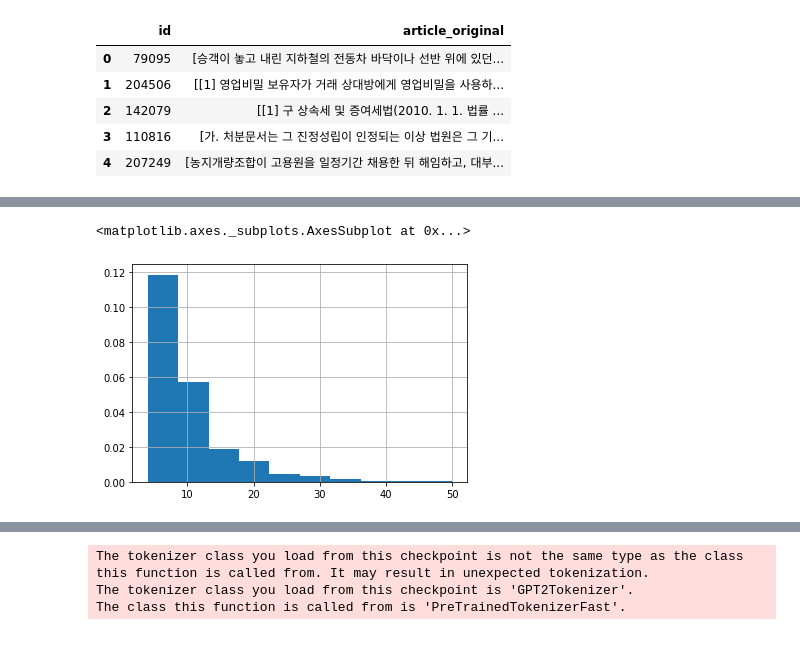
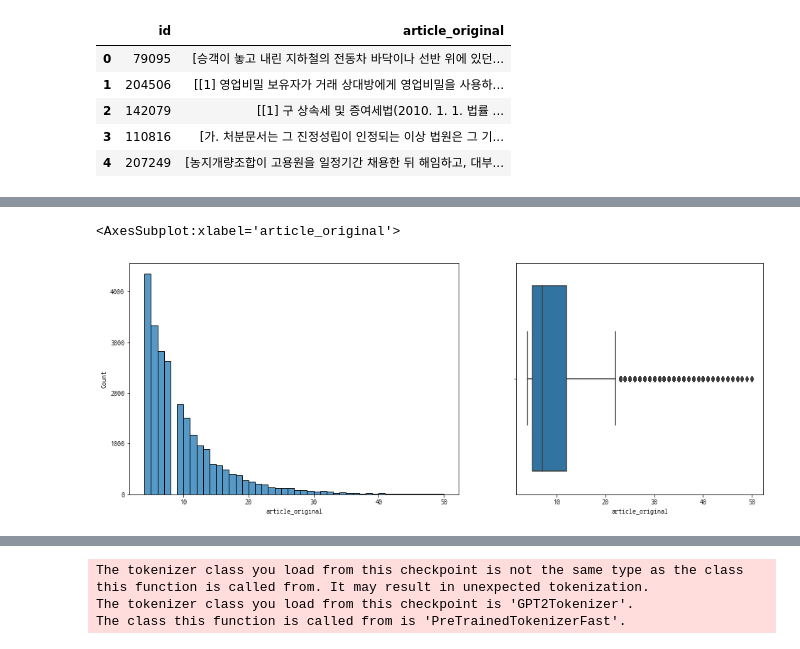
Before and after one commit to RyanKor/ko-nlp-legal-docs-summary, a Jupyter notebook: EDA.ipynb, the cells around one changed output, grey strips where cells are left out. Saved outputs shown, nothing was run; the diff lists cells and outputs as text; code cells hidden in the pictures.

```diff
--- a/EDA.ipynb
+++ b/EDA.ipynb
@@ -1,9 +1,20 @@
 # %%
 import pandas as pd
+import numpy as np
 import matplotlib.pyplot as plt
 import transformers
 import tensorflow as tf
 from itertools import chain
+
+# !pip install -U seaborn
+import seaborn as sns
+
+import matplotlib.pyplot as plt
+import platform
+if platform.system() == 'Darwin': # mac
+        plt.rc('font', family='AppleGothic')
+else: # window or linux
+        plt.rc('font', family='NanumGothicCoding')
 # %%
 # 일단 기업 과제로 나온 데이터보다 양이 훨씬 더 많은 것을 볼 수 있음.
 train = pd.read_json("./data/train.json", orient='records', encoding='utf-8-sig')
@@ -25,3 +36,6 @@ test.head()
 | 2 | 142079 | [[1] 구 상속세 및 증여세법(2010. 1. 1. 법률 ... |
 | 3 | 110816 | [가. 처분문서는 그 진정성립이 인정되는 이상 법원은 그 기... |
 | 4 | 207249 | [농지개량조합이 고용원을 일정기간 채용한 뒤 해임하고, 대부... |
+# %%
+train['extractive_sents'] = train.apply(lambda row: list(np.array(row['article_original'])[row['extractive']]) , axis=1)
+train.head()
@@ -27,0 +49,3 @@ test.head()
+# %%
+train['no_extractive_sents'] = train.apply(lambda row: [sent for sent in row['article_original'] if sent not in row['extractive_sents']] , axis=1)
+train.head()
@@ -28,8 +59,13 @@ test.head()
 # %%
 # article_original 문장 수 탐색
 # 대다수의 article은 4 ~ 10개 사이의 문장으로 구성되어 있음
-sent_cnt = train["article_original"].str.len()
-sent_cnt.sort_values().hist(bins=10, density=True)
+
+# sentence
+original_sent_counts = train["article_original"].apply(len)
+
+fig, axs = plt.subplots(1, 2, figsize=(16, 6), gridspec_kw=dict(width_ratios=[4, 3]))
+sns.histplot(original_sent_counts, binwidth=1, ax=axs[0])
+sns.boxplot(original_sent_counts, ax=axs[1])
 # %% [output]
-<matplotlib.axes._subplots.AxesSubplot at 0x...>
+<AxesSubplot:xlabel='article_original'>
-[figure, old version]
+[figure, new version]
```
Also changed, not shown: parts of 9 cells of this notebook.
